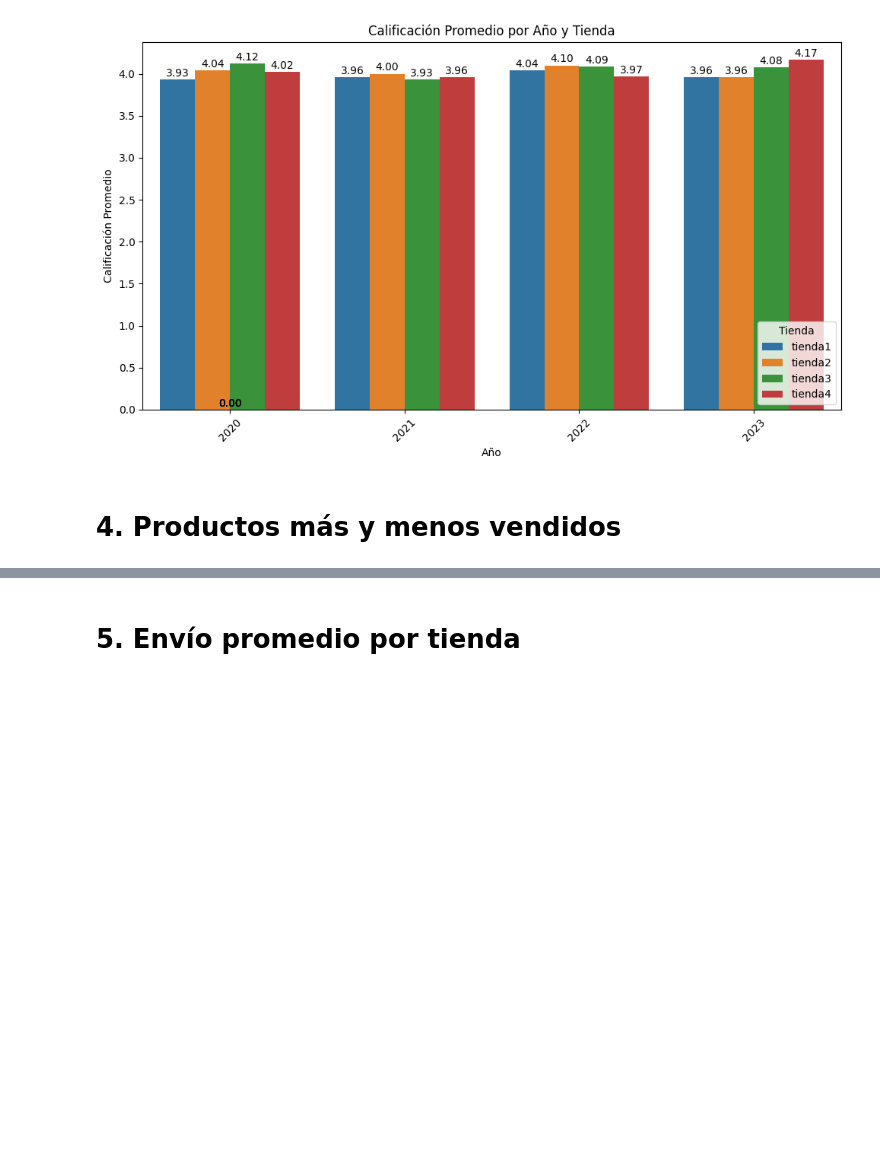
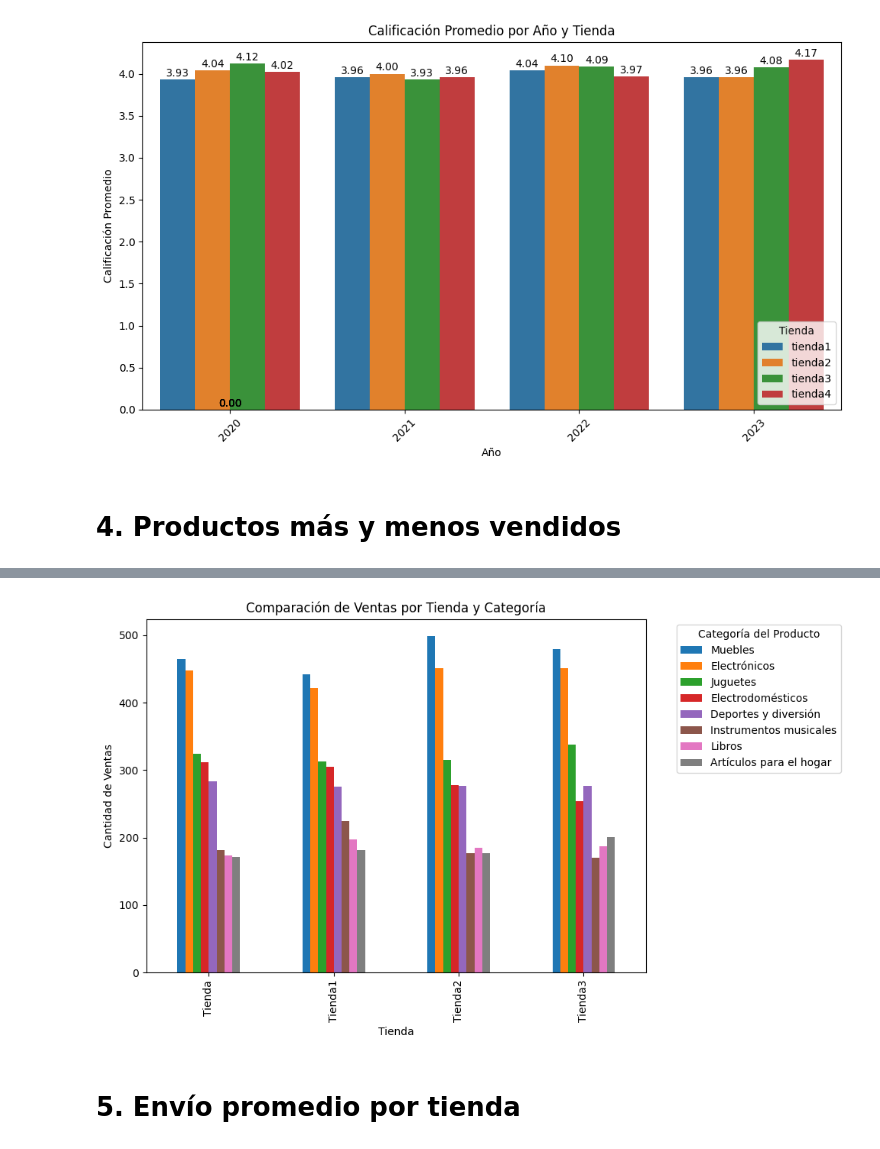
Before and after one commit to Near-o7/desafio1_dataScience, a Jupyter notebook: AluraStoreLatam.ipynb, the cells around one changed output, grey strips where cells are left out. Cells and saved outputs as stored; diff of their text form; code cells hidden in the pictures; blank space fills up the shorter version.

```diff
--- a/AluraStoreLatam.ipynb
+++ b/AluraStoreLatam.ipynb
@@ -315,3 +315,19 @@ plt.show()
 [figure]
 # %% [markdown]
 # 4. Productos más y menos vendidos
+# %%
+ventas_tienda0 = tienda['Categoría del Producto'].value_counts().rename_axis('Categoría del Producto').reset_index(name='Ventas Tienda')
+ventas_tienda1 = tienda2['Categoría del Producto'].value_counts().rename_axis('Categoría del Producto').reset_index(name='Ventas Tienda1')
+ventas_tienda2 = tienda3['Categoría del Producto'].value_counts().rename_axis('Categoría del Producto').reset_index(name='Ventas Tienda2')
+ventas_tienda3 = tienda4['Categoría del Producto'].value_counts().rename_axis('Categoría del Producto').reset_index(name='Ventas Tienda3')
+
+comparativa = pd.merge(ventas_tienda0, ventas_tienda1, on='Categoría del Producto', how='outer')
+comparativa = pd.merge(comparativa, ventas_tienda2, on='Categoría del Producto', how='outer')
+comparativa = pd.merge(comparativa, ventas_tienda3, on='Categoría del Producto', how='outer')
+
+comparativa.fillna(0, inplace=True)
+comparativa.iloc[:, 1:] = comparativa.iloc[:, 1:].astype(int)
+
+comparativa.sort_values(by='Ventas Tienda', ascending=False, inplace=True)
+
+display(comparativa)
@@ -318,2 +344,18 @@ plt.show()
+# %%
+import matplotlib.pyplot as plt
+
+df_plot = comparativa.set_index('Categoría del Producto').T
+df_plot.index = ['Tienda', 'Tienda1', 'Tienda2', 'Tienda3']
+
+ax = df_plot.plot(kind='bar', figsize=(10, 6))
+
+ax.set_xlabel('Tienda')
+ax.set_ylabel('Cantidad de Ventas')
+ax.set_title('Comparación de Ventas por Tienda y Categoría')
+ax.legend(title='Categoría del Producto', bbox_to_anchor=(1.05, 1), loc='upper left')
+plt.tight_layout()
+plt.show()
+# %% [output]
+[figure, added]
 # %% [markdown]
 # 5. Envío promedio por tienda
```
Also changed, not shown: parts of 4 cells of this notebook.
